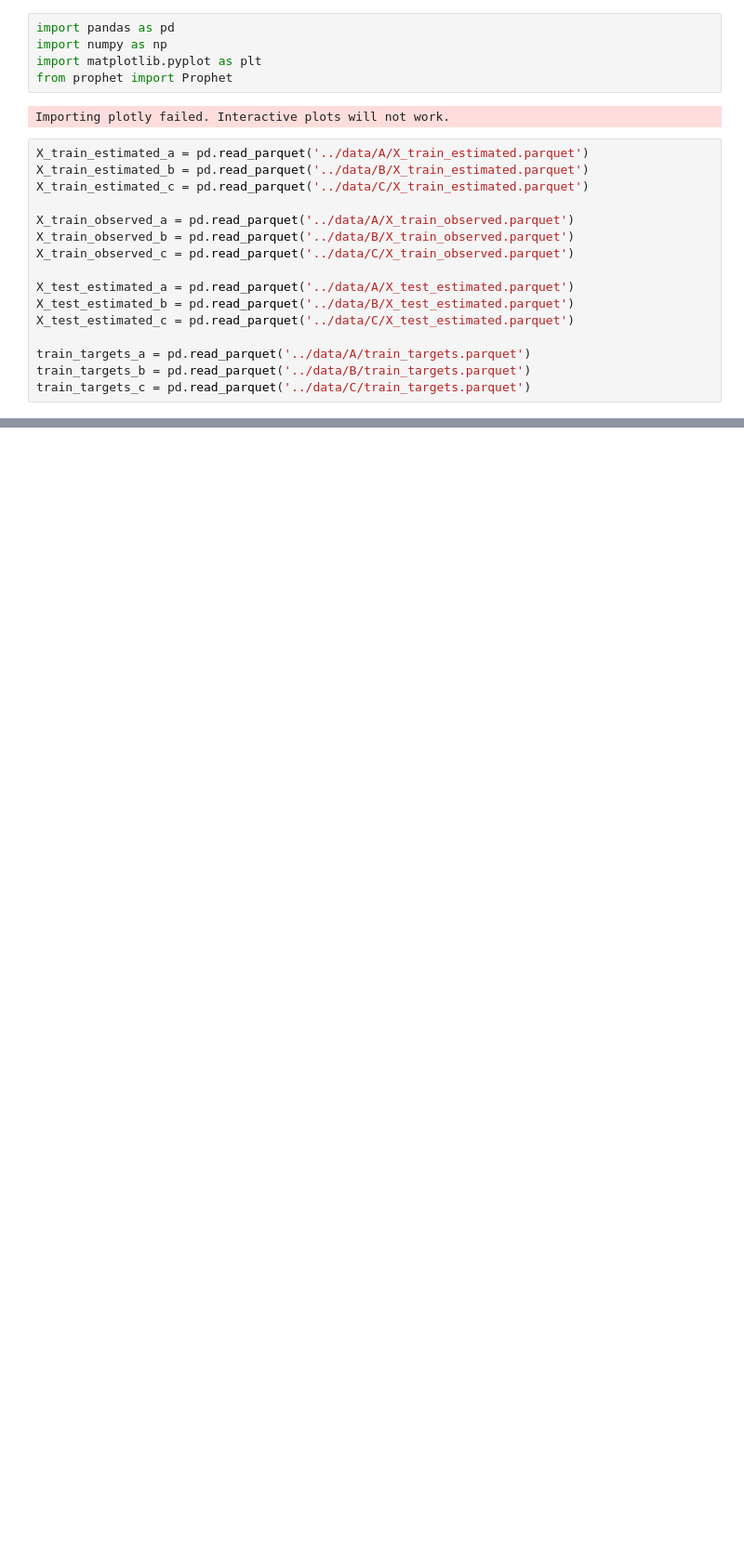
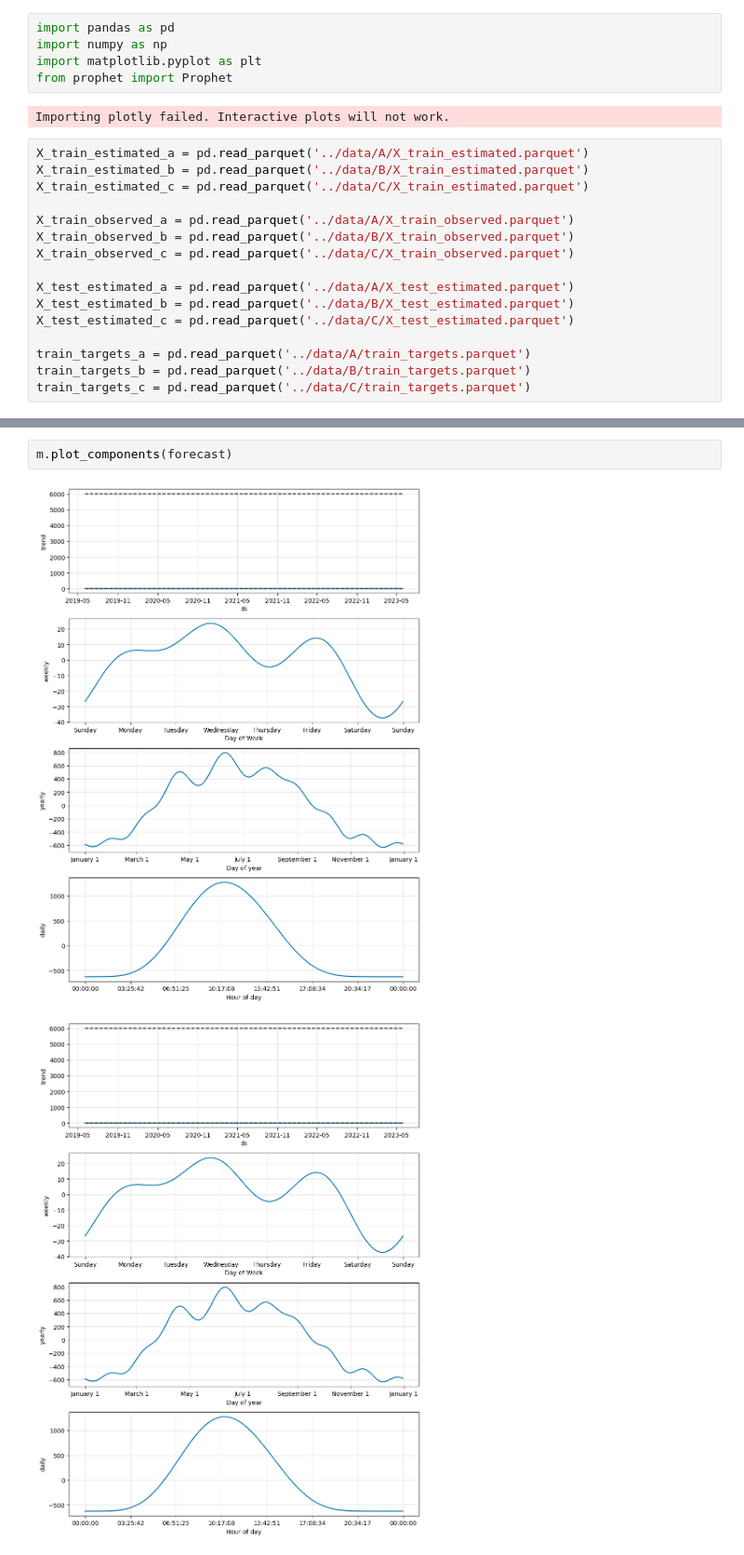
Before and after one commit to olejacobmellgren/solar-panel-energy-ml, a Jupyter notebook: model_notebooks/prophet.ipynb, the cells around one changed output, grey strips where cells are left out. Shown at 93% size. Drawn from its saved outputs; the diff is of its cells as text; blank space fills up the shorter version.

```diff
--- a/model_notebooks/prophet.ipynb
+++ b/model_notebooks/prophet.ipynb
@@ -69,0 +83,5 @@ fig1 = m.plot(forecast)
+# %%
+m.plot_components(forecast)
+# %% [output]
+[figure, added]
+[figure, added]
```
Also changed, not shown: parts of 5 cells of this notebook.
